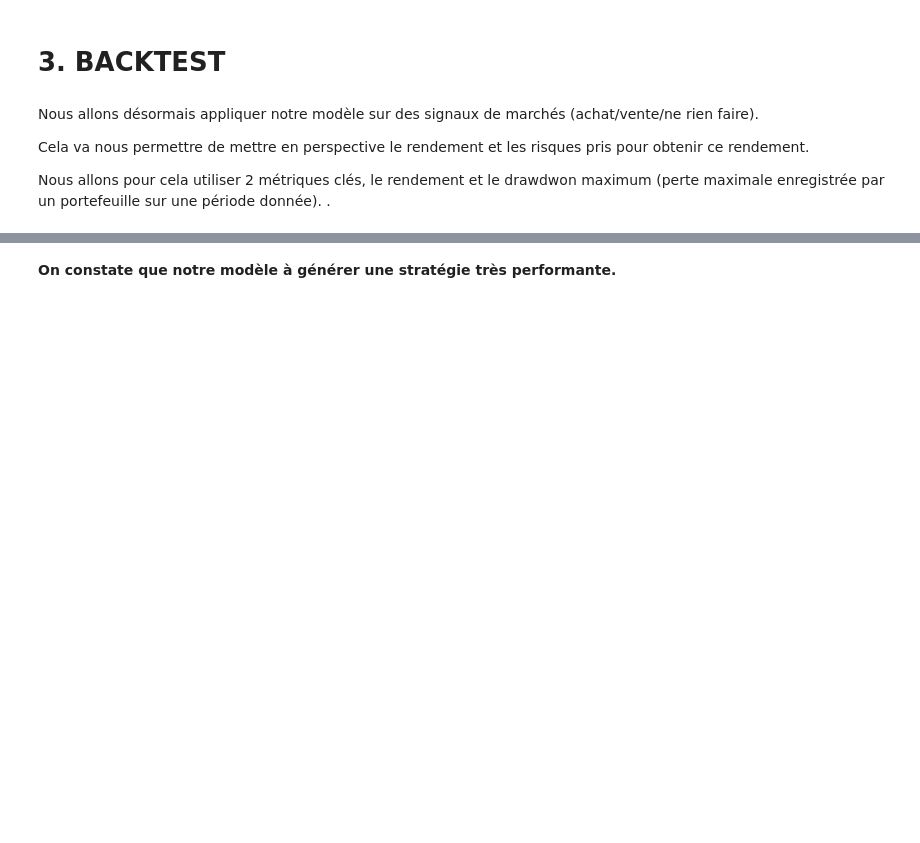
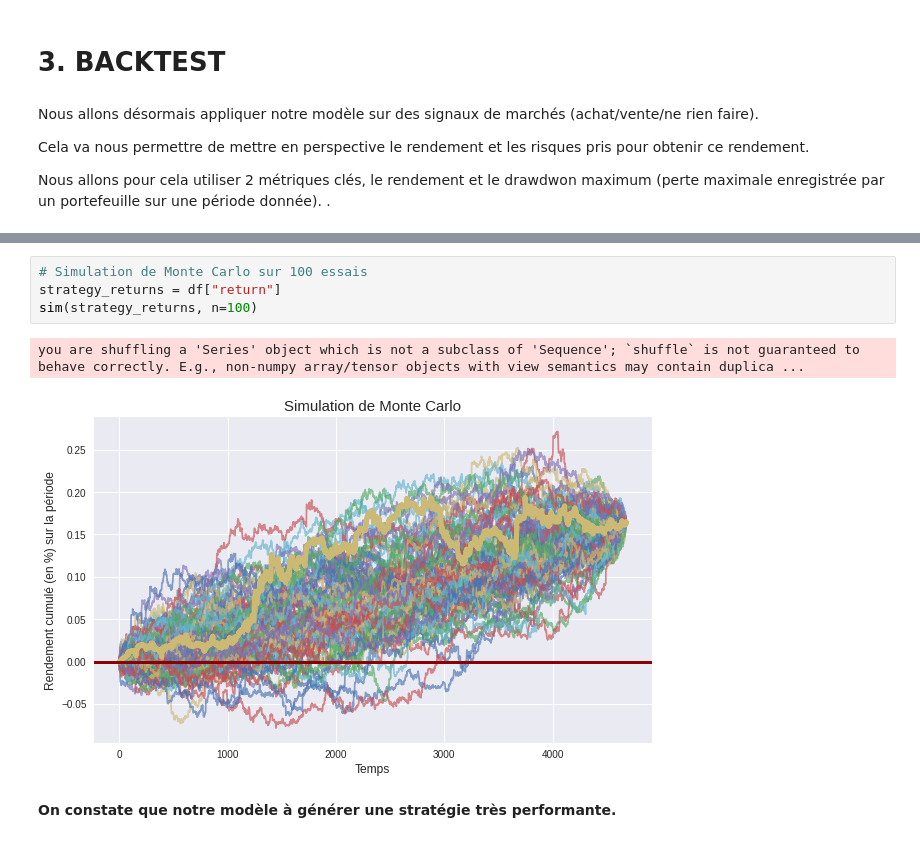
Before and after one commit to Soyouzzz1986/time_series_trading, a Jupyter notebook: notebook_modelisation.ipynb, the cells around one changed output, grey strips where cells are left out. Cells and saved outputs as stored; diff of their text form; blank space fills up the shorter version.

```diff
--- a/notebook_modelisation.ipynb
+++ b/notebook_modelisation.ipynb
@@ -308,3 +333,10 @@ backtest(df["return"].iloc[split:])
+# %%
+# Simulation de Monte Carlo sur 100 essais
+strategy_returns = df["return"]
+sim(strategy_returns, n=100)
+# %% [output]
+you are shuffling a 'Series' object which is not a subclass of 'Sequence'; `shuffle` is not guaranteed to behave correctly. E.g., non-numpy array/tensor objects with view semantics may contain duplica ...
+[figure, added]
 # %% [markdown]
 **On constate que notre modèle à générer une stratégie très performante.**
 # %% [markdown]
```
Also changed, not shown: parts of 17 cells of this notebook, 2 other files.
